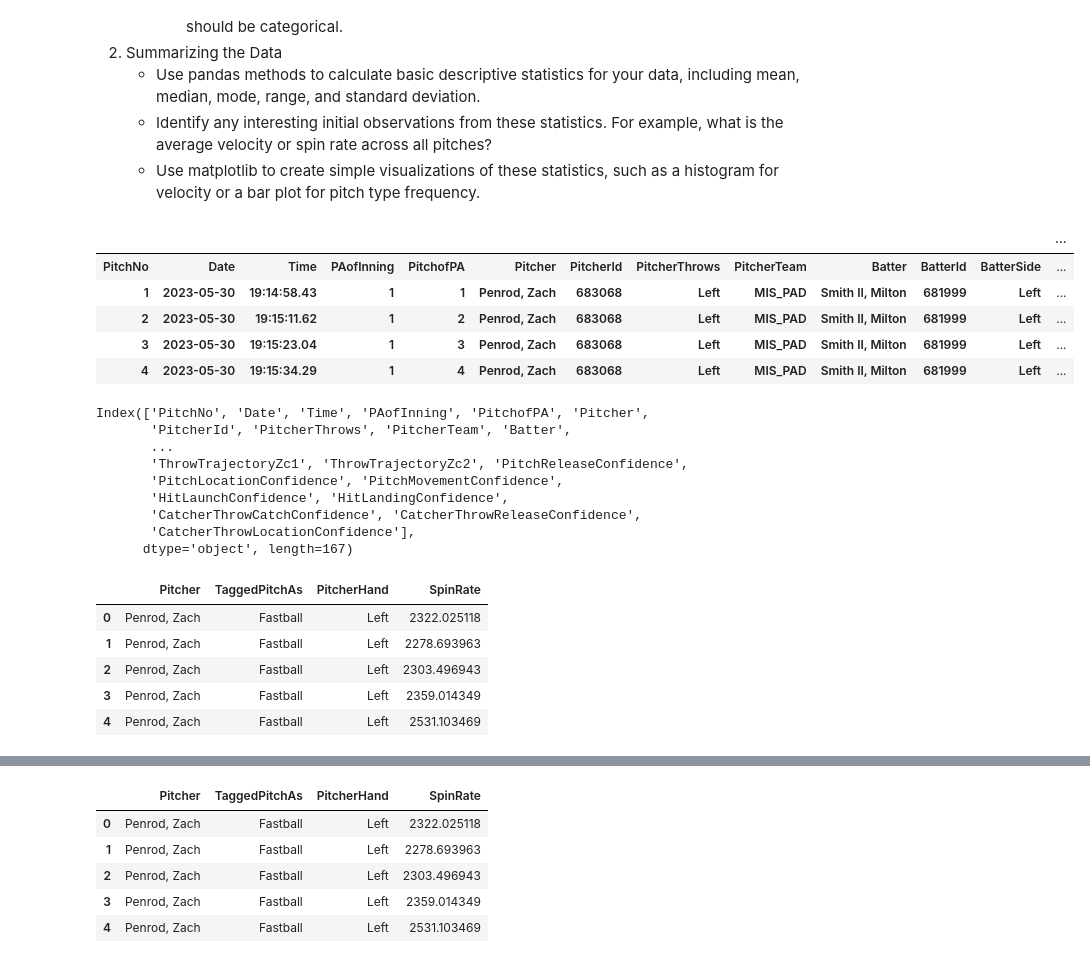
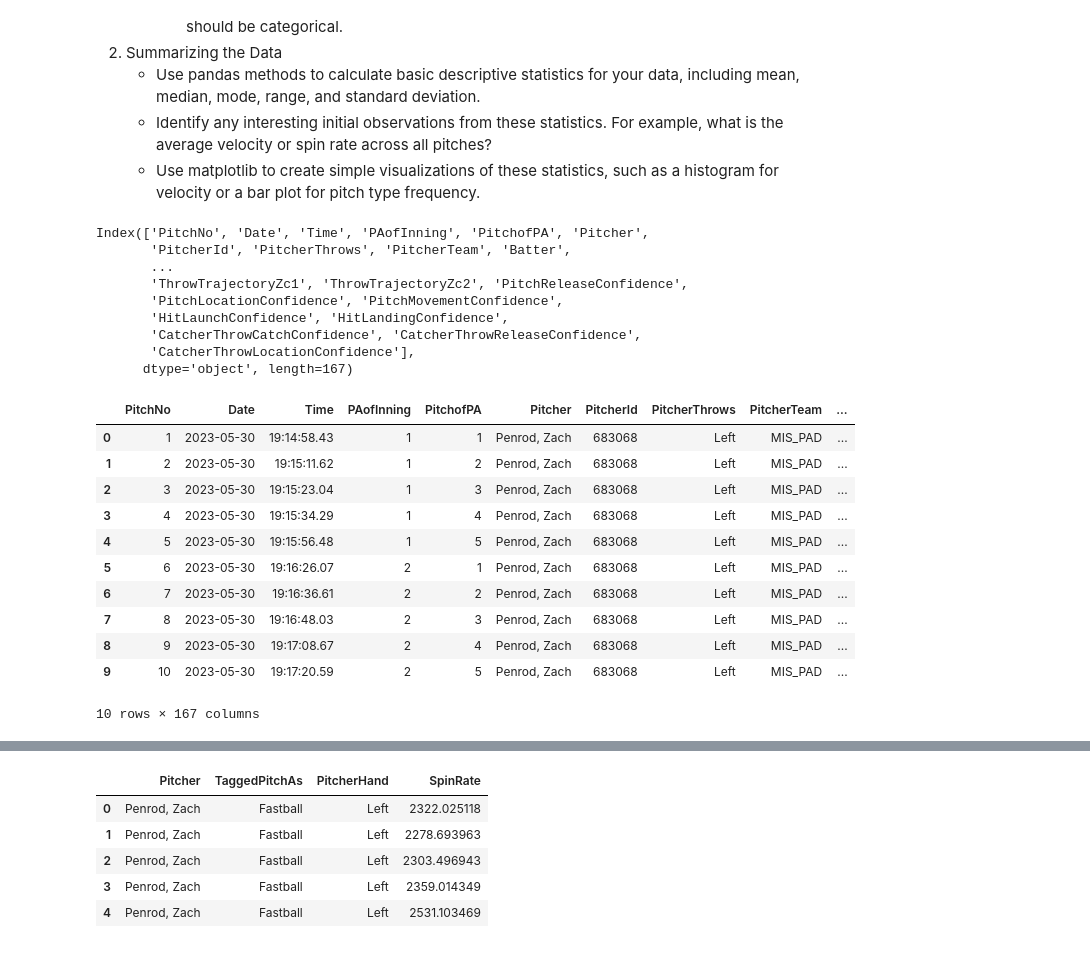
Before and after one commit to palmerwenzel/mitch-trackman-project, a Jupyter notebook: Lesson5.ipynb, the cells around one changed output, grey strips where cells are left out. Drawn from its saved outputs; the diff is of its cells as text; code cells hidden in the pictures.

```diff
--- a/Lesson5.ipynb
+++ b/Lesson5.ipynb
@@ -26,41 +26,29 @@ Assignment:
 # %%
 import os
 import pandas as pd
-df = pd.read_csv('/Users/mitchellsparks/Downloads/finaltrackman.csv')
-df.head()
+original_df = pd.read_csv('./20230530vsVibes.csv')
+print(original_df.columns)
+original_df.head(10)
 ### MOVE EVERYTHING UNDER THIS LINE INTO THE NEXT CELL BELOW; YOUR FIRST CELL SHOULD JUST BE SETTING UP IMPORTS AND DF_COPY
 # %% [output]
+Index(['PitchNo', 'Date', 'Time', 'PAofInning', 'PitchofPA', 'Pitcher',
+       'PitcherId', 'PitcherThrows', 'PitcherTeam', 'Batter',
+       ...
+       'ThrowTrajectoryZc1', 'ThrowTrajectoryZc2', 'PitchReleaseConfidence',
+       'PitchLocationConfidence', 'PitchMovementConfidence',
+       'HitLaunchConfidence', 'HitLandingConfidence',
+       'CatcherThrowCatchConfidence', 'CatcherThrowReleaseConfidence',
+       'CatcherThrowLocationConfidence'],
+      dtype='object', length=167)
-|  |  |  |  |  |  |  |  |  |  |  |  | ... |
-| PitchNo | Date | Time | PAofInning | PitchofPA | Pitcher | PitcherId | PitcherThrows | PitcherTeam | Batter | BatterId | BatterSide | ... |
-| 1 | 2023-05-30 | 19:14:58.43 | 1 | 1 | Penrod, Zach | 683068 | Left | MIS_PAD | Smith II, Milton | 681999 | Left | ... |
-| 2 | 2023-05-30 | 19:15:11.62 | 1 | 2 | Penrod, Zach | 683068 | Left | MIS_PAD | Smith II, Milton | 681999 | Left | ... |
-| 3 | 2023-05-30 | 19:15:23.04 | 1 | 3 | Penrod, Zach | 683068 | Left | MIS_PAD | Smith II, Milton | 681999 | Left | ... |
-| 4 | 2023-05-30 | 19:15:34.29 | 1 | 4 | Penrod, Zach | 683068 | Left | MIS_PAD | Smith II, Milton | 681999 | Left | ... |
+|  | PitchNo | Date | Time | PAofInning | PitchofPA | Pitcher | PitcherId | PitcherThrows | PitcherTeam | ... |
+| 0 | 1 | 2023-05-30 | 19:14:58.43 | 1 | 1 | Penrod, Zach | 683068 | Left | MIS_PAD | ... |
+| 1 | 2 | 2023-05-30 | 19:15:11.62 | 1 | 2 | Penrod, Zach | 683068 | Left | MIS_PAD | ... |
+| 2 | 3 | 2023-05-30 | 19:15:23.04 | 1 | 3 | Penrod, Zach | 683068 | Left | MIS_PAD | ... |
+| 3 | 4 | 2023-05-30 | 19:15:34.29 | 1 | 4 | Penrod, Zach | 683068 | Left | MIS_PAD | ... |
+| 4 | 5 | 2023-05-30 | 19:15:56.48 | 1 | 5 | Penrod, Zach | 683068 | Left | MIS_PAD | ... |
+| 5 | 6 | 2023-05-30 | 19:16:26.07 | 2 | 1 | Penrod, Zach | 683068 | Left | MIS_PAD | ... |
+| 6 | 7 | 2023-05-30 | 19:16:36.61 | 2 | 2 | Penrod, Zach | 683068 | Left | MIS_PAD | ... |
+| 7 | 8 | 2023-05-30 | 19:16:48.03 | 2 | 3 | Penrod, Zach | 683068 | Left | MIS_PAD | ... |
+| 8 | 9 | 2023-05-30 | 19:17:08.67 | 2 | 4 | Penrod, Zach | 683068 | Left | MIS_PAD | ... |
+| 9 | 10 | 2023-05-30 | 19:17:20.59 | 2 | 5 | Penrod, Zach | 683068 | Left | MIS_PAD | ... |
+10 rows × 167 columns
-# %%
-pd.read_csv('/Users/mitchellsparks/Downloads/finaltrackman.csv', sep=';')
-df = pd.read_csv('/Users/mitchellsparks/Downloads/finaltrackman.csv', skiprows=1)
-
-print(df.columns)
-# %% [output]
-Index(['PitchNo', 'Date', 'Time', 'PAofInning', 'PitchofPA', 'Pitcher',
-       'PitcherId', 'PitcherThrows', 'PitcherTeam', 'Batter',
-       ...
-       'ThrowTrajectoryZc1', 'ThrowTrajectoryZc2', 'PitchReleaseConfidence',
-       'PitchLocationConfidence', 'PitchMovementConfidence',
-       'HitLaunchConfidence', 'HitLandingConfidence',
-       'CatcherThrowCatchConfidence', 'CatcherThrowReleaseConfidence',
-       'CatcherThrowLocationConfidence'],
-      dtype='object', length=167)
-# %%
-df = df[[ 'Pitcher', 'TaggedPitchType', 'PitcherThrows', 'SpinRate']]
-
-df.index = df.index.astype(str).str.upper()
-df = df.rename(columns={'TaggedPitchType' : 'TaggedPitchAs', 'PitcherThrows' : 'PitcherHand'})
-df.head()
-# %% [output]
-|  | Pitcher | TaggedPitchAs | PitcherHand | SpinRate |
-| 0 | Penrod, Zach | Fastball | Left | 2322.025118 |
-| 1 | Penrod, Zach | Fastball | Left | 2278.693963 |
-| 2 | Penrod, Zach | Fastball | Left | 2303.496943 |
-| 3 | Penrod, Zach | Fastball | Left | 2359.014349 |
-| 4 | Penrod, Zach | Fastball | Left | 2531.103469 |
```
Also changed, not shown: parts of 1 cell of this notebook.
